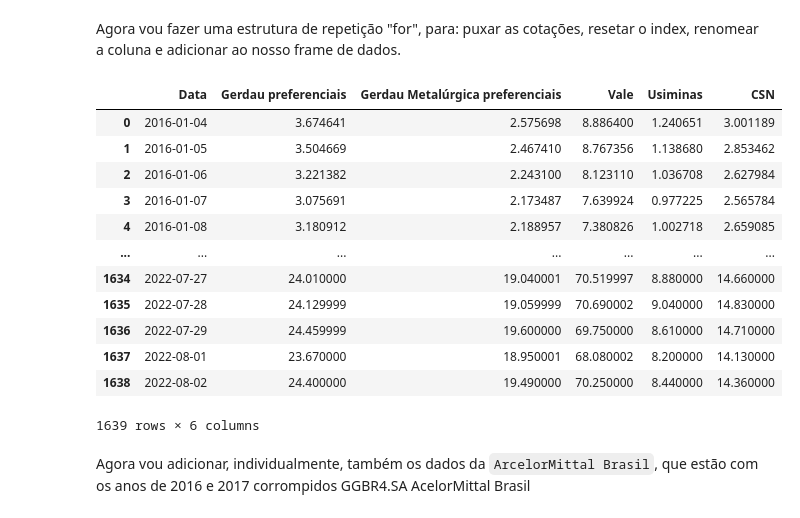
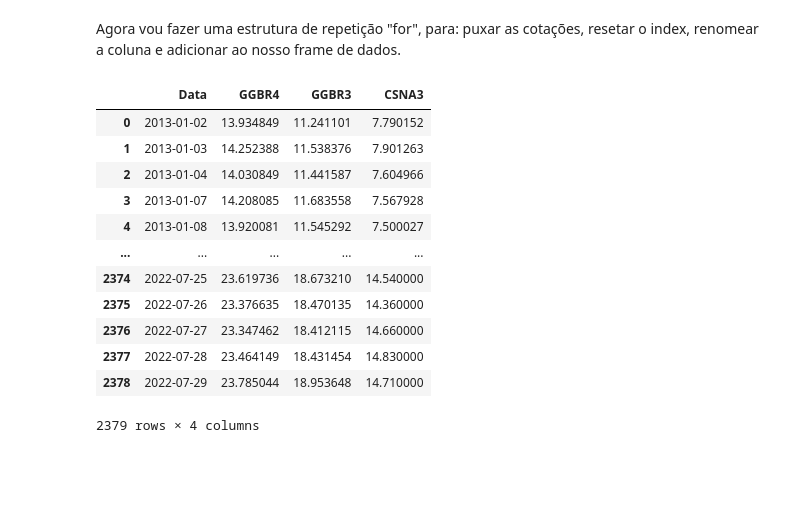
Before and after one commit to kauebr/Insights, a Jupyter notebook: Dados Siderurgia Brasileira 2016~2022/2 Entrega - Cliclo 2/Passo 03 e 04 - Coleta e limpeza dos dados/Jupyter Notebooks/2ª Coleta de valores das ações (apenas CSN e Gerdau).ipynb, the cells around one changed output. Cells and saved outputs as stored; diff of their text form; code cells hidden in the pictures; blank space fills up the shorter version.

```diff
--- a/Dados Siderurgia Brasileira 2016~2022/2 Entrega - Cliclo 2/Passo 03 e 04 - Coleta e limpeza dos dados/Jupyter Notebooks/2ª Coleta de valores das ações (apenas CSN e Gerdau).ipynb
+++ b/Dados Siderurgia Brasileira 2016~2022/2 Entrega - Cliclo 2/Passo 03 e 04 - Coleta e limpeza dos dados/Jupyter Notebooks/2ª Coleta de valores das ações (apenas CSN e Gerdau).ipynb
@@ -118,27 +108,24 @@ df
 Agora vou fazer uma estrutura de repetição "for", para: puxar as cotações, resetar o index, renomear a coluna e adicionar ao nosso frame de dados.
 # %%
 for cod in empresas:
-    nome = empresas[cod] # Definindo o nome da empresa que rodará no loop;
+    nome = cod[:5] # Usando o fatiamento de string para defir o nome da empresa que rodará no loop;
     cotacao = web.DataReader(cod, data_source='yahoo', start=tempo_inicial, end=tempo_final) # Puxando a cotação;
     cotacao.reset_index(inplace=True) # Reiniciando o índice, que estava como as datas, para ele ficar numérico;
     cotacao.rename(columns={'Adj Close':nome}, inplace=True) # Renomeando a coluna de fechamento da ação, para o nome da empresa(loop);
     coluna_extraida = cotacao[nome] # extraindo a coluna
     df = df.join(coluna_extraida) # adcionando a coluna ao nosso frame de dados.
-df
+df # Exibindo o dataframe
 # %% [output]
-|  | Data | Gerdau preferenciais | Gerdau Metalúrgica preferenciais | Vale | Usiminas | CSN |
-| 0 | 2016-01-04 | 3.674641 | 2.575698 | 8.886400 | 1.240651 | 3.001189 |
-| 1 | 2016-01-05 | 3.504669 | 2.467410 | 8.767356 | 1.138680 | 2.853462 |
-| 2 | 2016-01-06 | 3.221382 | 2.243100 | 8.123110 | 1.036708 | 2.627984 |
-| 3 | 2016-01-07 | 3.075691 | 2.173487 | 7.639924 | 0.977225 | 2.565784 |
-| 4 | 2016-01-08 | 3.180912 | 2.188957 | 7.380826 | 1.002718 | 2.659085 |
-| ... | ... | ... | ... | ... | ... | ... |
-| 1634 | 2022-07-27 | 24.010000 | 19.040001 | 70.519997 | 8.880000 | 14.660000 |
-| 1635 | 2022-07-28 | 24.129999 | 19.059999 | 70.690002 | 9.040000 | 14.830000 |
-| 1636 | 2022-07-29 | 24.459999 | 19.600000 | 69.750000 | 8.610000 | 14.710000 |
-| 1637 | 2022-08-01 | 23.670000 | 18.950001 | 68.080002 | 8.200000 | 14.130000 |
-| 1638 | 2022-08-02 | 24.400000 | 19.490000 | 70.250000 | 8.440000 | 14.360000 |
+|  | Data | GGBR4 | GGBR3 | CSNA3 |
+| 0 | 2013-01-02 | 13.934849 | 11.241101 | 7.790152 |
+| 1 | 2013-01-03 | 14.252388 | 11.538376 | 7.901263 |
+| 2 | 2013-01-04 | 14.030849 | 11.441587 | 7.604966 |
+| 3 | 2013-01-07 | 14.208085 | 11.683558 | 7.567928 |
+| 4 | 2013-01-08 | 13.920081 | 11.545292 | 7.500027 |
+| ... | ... | ... | ... | ... |
+| 2374 | 2022-07-25 | 23.619736 | 18.673210 | 14.540000 |
+| 2375 | 2022-07-26 | 23.376635 | 18.470135 | 14.360000 |
+| 2376 | 2022-07-27 | 23.347462 | 18.412115 | 14.660000 |
+| 2377 | 2022-07-28 | 23.464149 | 18.431454 | 14.830000 |
+| 2378 | 2022-07-29 | 23.785044 | 18.953648 | 14.710000 |
-1639 rows × 6 columns
+2379 rows × 4 columns
-# %% [markdown]
-Agora vou adicionar, individualmente, também os dados da `ArcelorMittal Brasil`, que estão com os anos de 2016 e 2017 corrompidos
-GGBR4.SA AcelorMittal Brasil
```
Also changed, not shown: parts of 16 cells of this notebook, 2 other files.
